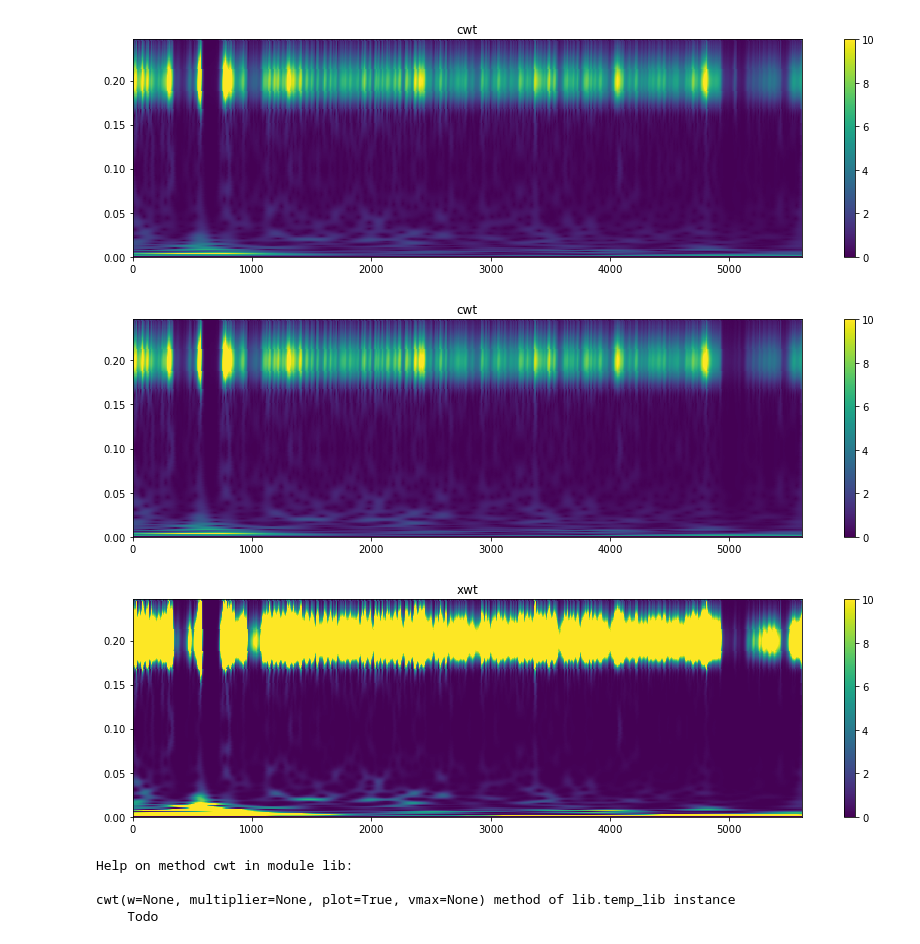
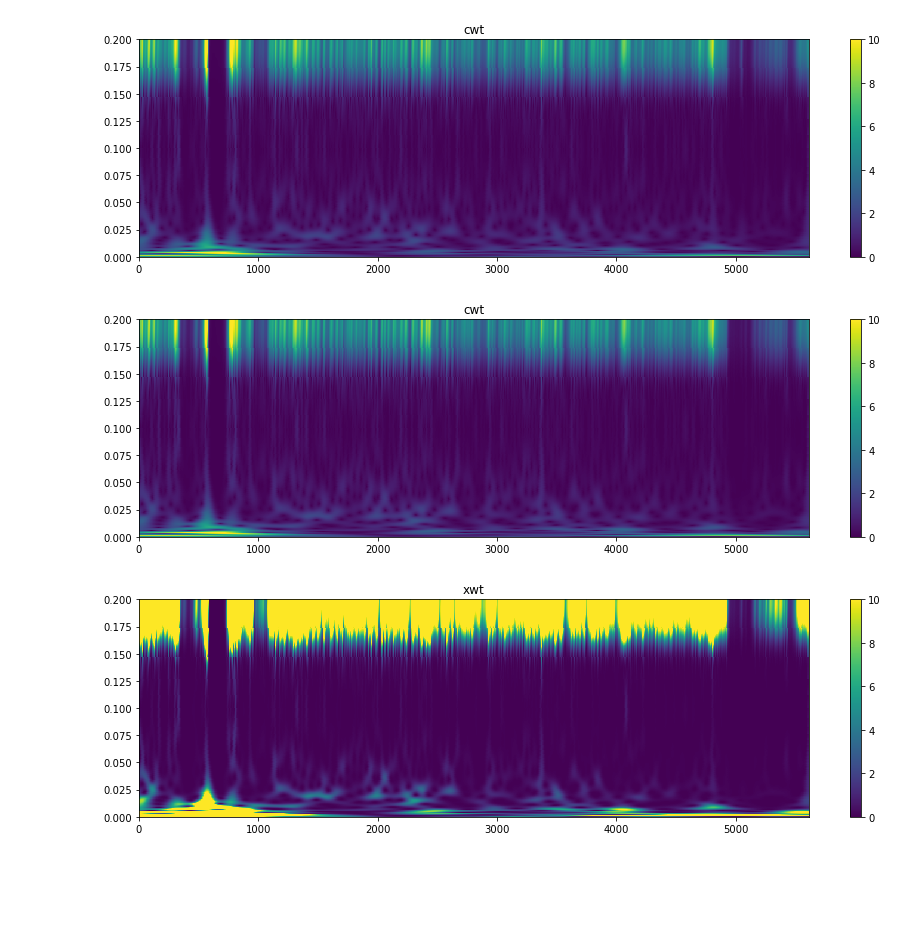
Before and after one commit to eobroets/CESBIO, a Jupyter notebook: test_lib.ipynb, the cells around one changed output. Drawn from its saved outputs; the diff is of its cells as text; code cells hidden in the pictures; blank space fills up the shorter version.

```diff
--- a/test_lib.ipynb
+++ b/test_lib.ipynb
@@ -19,22 +19,19 @@ ds_band3 = np.array(ds.GetRasterBand(3).ReadAsArray())
 # %%
 
 ds_normal11 = ds_normal1[10:-10, 20:-50]
 toto = ds_band1[10: -10, 20:-50]/ds_normal11
 toto3 = ds_band3[10: -10, 20:-50]/ds_normal11
 norm = temp_lib(toto)
-norm.cwt(w = 10, multiplier = 30, vmax = 10)
 norm3 = temp_lib(toto3)
-norm3.cwt(w = 10, multiplier = 30, vmax = 10)
+
+norm.cwt(w =6 , multiplier = 30, vmax = 10)
+norm3.cwt(w = 6, multiplier = 30, vmax = 10)
+
 norm.xwt(norm3, vmax = 10)
-help(norm.cwt)
 # %% [output]
-[figure, old version]
+[figure, new version]
-[figure, old version]
+[figure, new version]
-[figure, old version]
+[figure, new version]
-Help on method cwt in module lib:
-
-cwt(w=None, multiplier=None, plot=True, vmax=None) method of lib.temp_lib instance
-    Todo
 # %%
 element1 = temp_lib(ds_band1)
 element3 = temp_lib(ds_band3)
```
Also changed, not shown: parts of 6 cells of this notebook, 2 other files.
